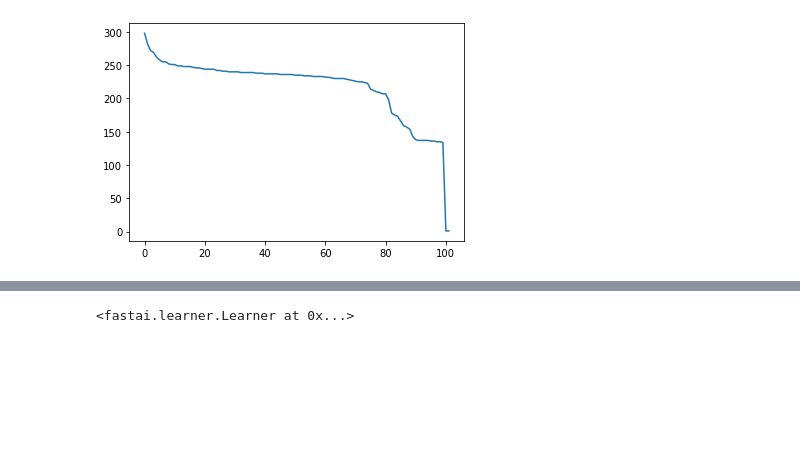
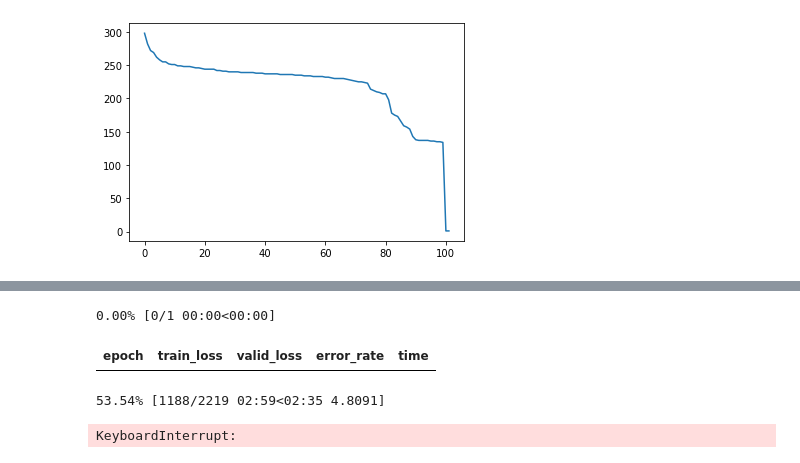
Before and after one commit to remiDupont/Sorghum_kaggle_circleCI, a Jupyter notebook: main_notebook.ipynb, the cells around one changed output, grey strips where cells are left out. Drawn from its saved outputs; the diff is of its cells as text; code cells hidden in the pictures; blank space fills up the shorter version.

```diff
--- a/main_notebook.ipynb
+++ b/main_notebook.ipynb
@@ -96,4 +109,0 @@ dls.bs, len(split_file)
-# %%
-learn.load("/home/remi/Documents/kaggle_data/train_images/models/model")
-# %% [output]
-<fastai.learner.Learner at 0x...>
@@ -100,3 +122,12 @@ learn.load("/home/remi/Documents/kaggle_data/train_images/models/model")
+# %%
+learn.fine_tune(epochs=num_epoch,
+    base_lr=0.001,
+    freeze_epochs=num_epoch_freeze)
+# %% [output]
+0.00% [0/1 00:00<00:00]
+| epoch | train_loss | valid_loss | error_rate | time |
+53.54% [1188/2219 02:59<02:35 4.8091]
+KeyboardInterrupt:
 # %%
 tst_files = get_image_files("/home/remi/Documents/kaggle_data/test/").sorted()
 tst_dl = dls.test_dl(tst_files)
```
Also changed, not shown: parts of 28 cells of this notebook, 6 other files.
